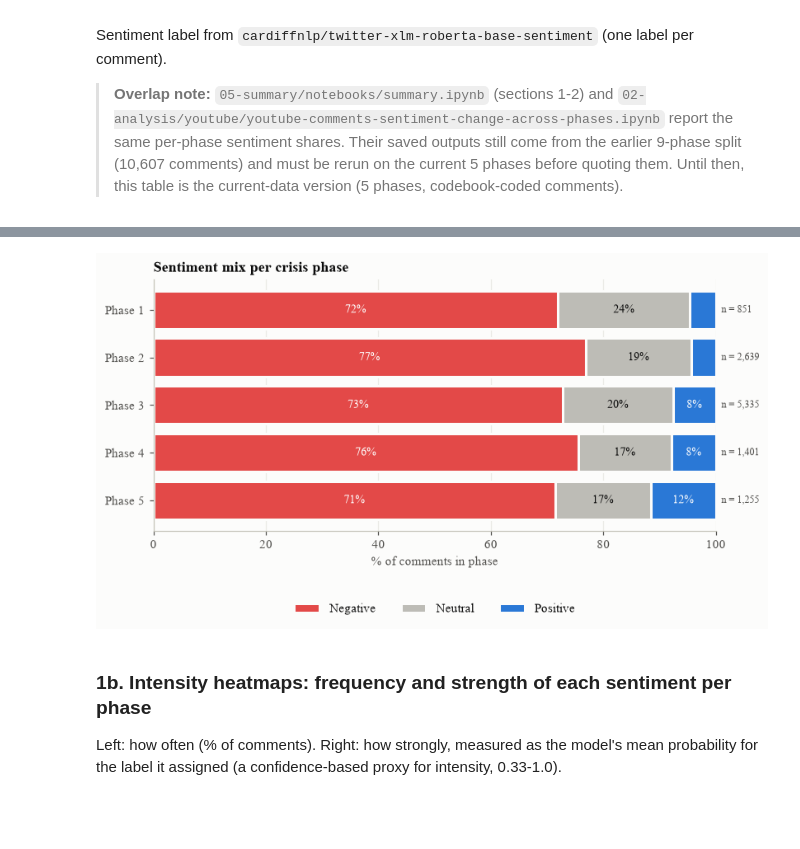
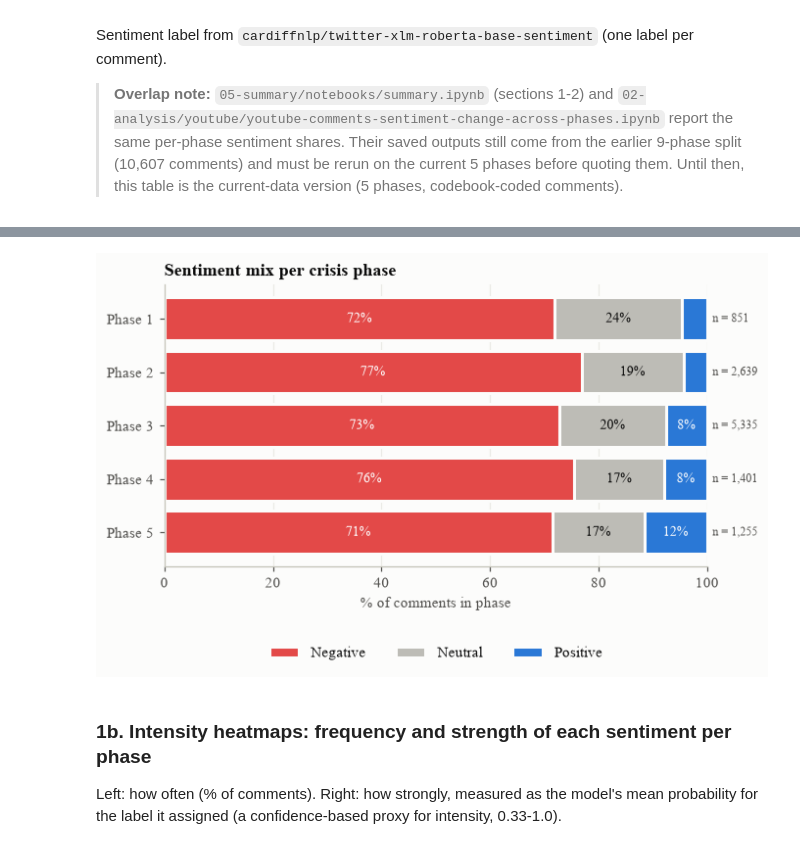
Before and after one commit to mbchavez27/crisis-management-analysis, a Jupyter notebook: 04-statistical-analysis/notebooks/03-findings.ipynb, the cells around one changed output, grey strips where cells are left out. Saved outputs shown, nothing was run; the diff lists cells and outputs as text; code cells hidden in the pictures; blank space fills up the shorter version.

```diff
--- a/04-statistical-analysis/notebooks/03-findings.ipynb
+++ b/04-statistical-analysis/notebooks/03-findings.ipynb
@@ -264,27 +288,27 @@ phase x sentiment (3 levels): chi2(8) = 98.1, p = 1.03e-17, Cramer's V = 0.065
 # %%
 counts = pd.crosstab(df.phase, df.sentiment_label)[["NEGATIVE", "NEUTRAL", "POSITIVE"]]
 shares = counts.div(counts.sum(axis=1), axis=0) * 100
-fig, ax = plt.subplots(figsize=(8, 3.6))
+fig, ax = plt.subplots(figsize=(6.5, 3.4))
 left = np.zeros(len(shares))
 for s in shares:
     ax.barh(PHASE_LABELS, shares[s], left=left, color=SENT_COLORS[s], edgecolor="#fcfcfb", linewidth=2, label=s.title())
     for y, (l, w) in enumerate(zip(left, shares[s])):
         if w > 6:
             ax.text(l + w / 2, y, f"{w:.0f}%", ha="center", va="center", fontsize=9,
                     color="#ffffff" if s != "NEUTRAL" else "#0b0b0b")
     left += shares[s].values
 ax.invert_yaxis()
 ax.set_xlim(0, 100)
 ax.set_xlabel("% of comments in phase")
 ax.grid(axis="y", visible=False)
 ax.set_title("Sentiment mix per crisis phase")
 ax.legend(ncol=3, loc="lower center", bbox_to_anchor=(0.5, -0.38))
 for y, n in enumerate(counts.sum(axis=1)):
     ax.text(101, y, f"n = {n:,}", va="center", fontsize=8, color="#52514e")
 save(fig, "rq1_sentiment_mix")
 plt.show()
 # %% [output]
-[figure, old version]
+[figure, new version]
 # %% [markdown]
 ### 1b. Intensity heatmaps: frequency and strength of each sentiment per phase
 Left: how often (% of comments). Right: how strongly, measured as the model's mean probability for the label it
```
Also changed, not shown: parts of 19 cells of this notebook, 32 other files.
